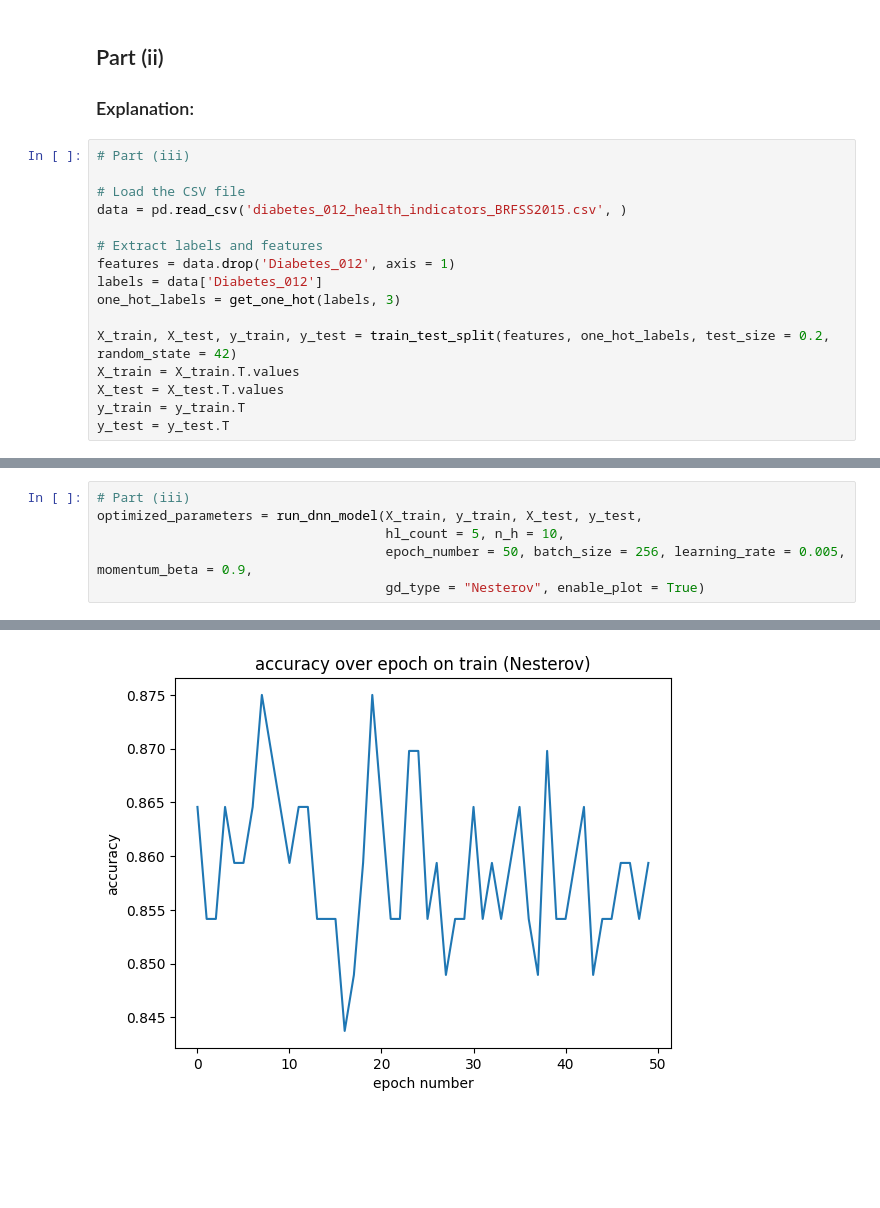
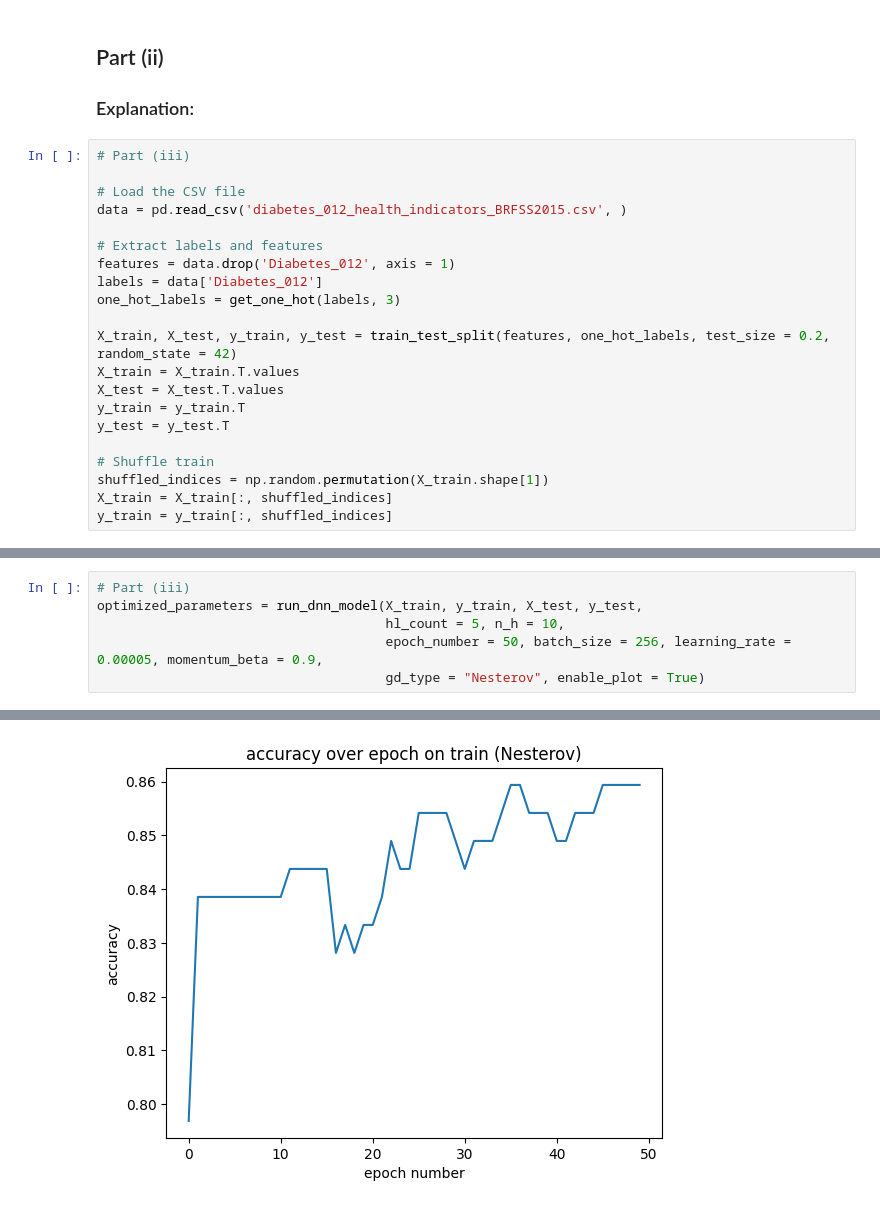
Before and after one commit to AliTavassoly/Simple-Neural-Network, a Jupyter notebook: Q2.ipynb, the cells around one changed output, grey strips where cells are left out. Drawn from its saved outputs; the diff is of its cells as text; blank space fills up the shorter version.

Commit message:
Fix learning rate

```diff
--- a/Q2.ipynb
+++ b/Q2.ipynb
@@ -349,6 +349,11 @@ X_train = X_train.T.values
 X_test = X_test.T.values
 y_train = y_train.T
 y_test = y_test.T
+
+# Shuffle train
+shuffled_indices = np.random.permutation(X_train.shape[1])
+X_train = X_train[:, shuffled_indices]
+y_train = y_train[:, shuffled_indices]
 # %%
 # Part (iii)
 
@@ -378,6 +383,6 @@ optimized_parameters = run_dnn_model(X_train, y_train, X_test, y_test,
 # Part (iii)
 optimized_parameters = run_dnn_model(X_train, y_train, X_test, y_test,
                                      hl_count = 5, n_h = 10,
-                                     epoch_number = 50, batch_size = 256, learning_rate = 0.005, momentum_beta = 0.9,
+                                     epoch_number = 50, batch_size = 256, learning_rate = 0.00005, momentum_beta = 0.9,
                                      gd_type = "Nesterov", enable_plot = True)
 # %% [output]
@@ -386 +391 @@ optimized_parameters = run_dnn_model(X_train, y_train, X_test, y_test,
-[figure, old version]
+[figure, new version]
```
Also changed, not shown: parts of 4 cells of this notebook.
